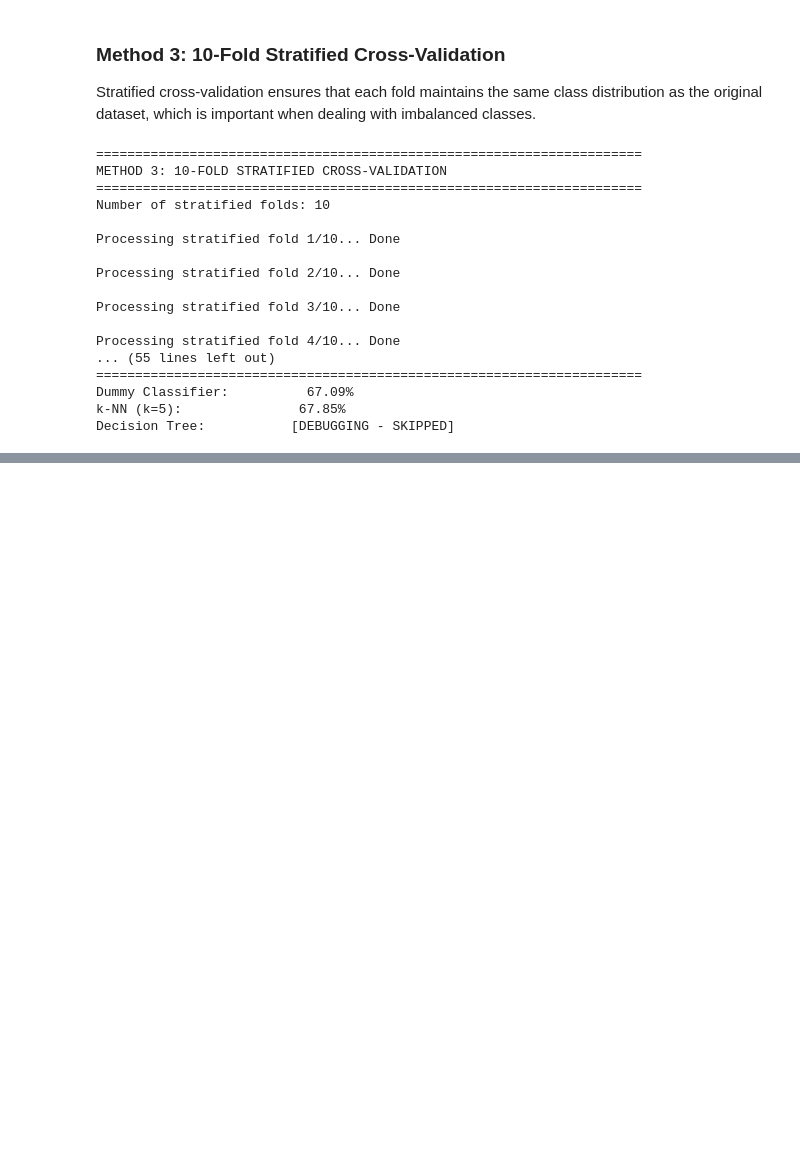
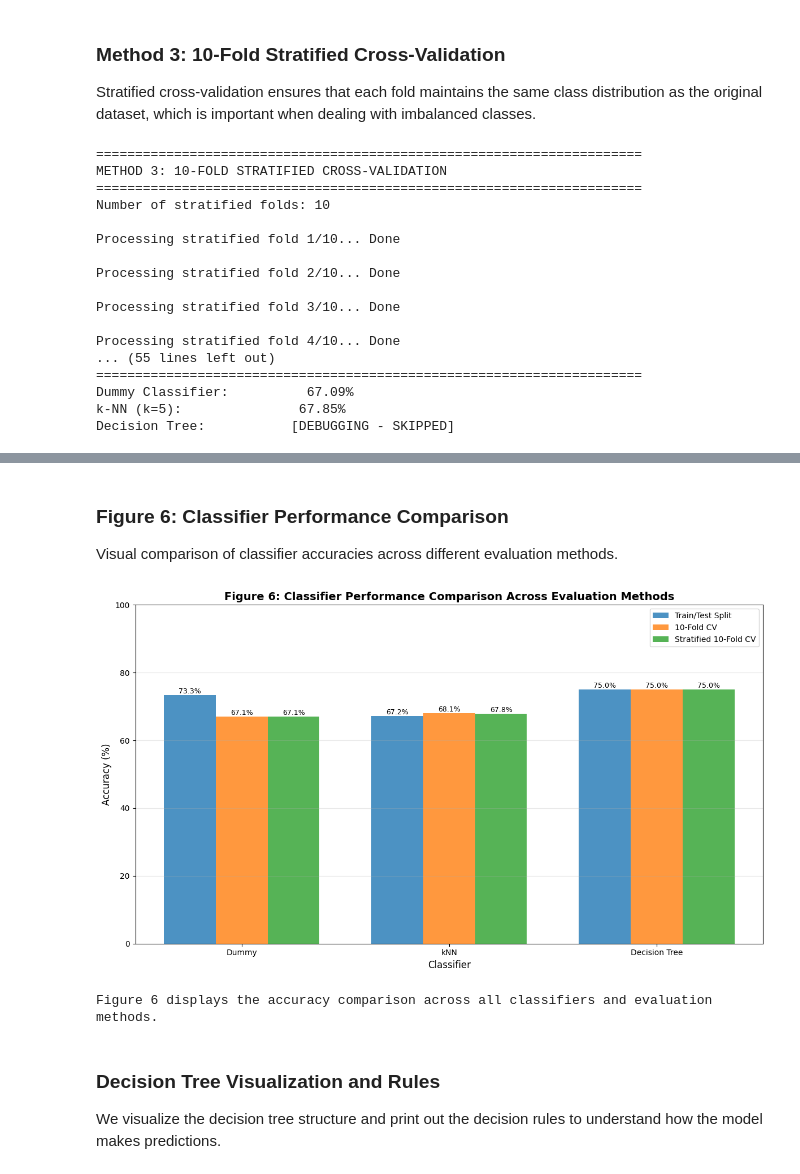
Before and after one commit to askillestad3/cpsc322-final-project, a Jupyter notebook: final.ipynb, the cells around one changed output, grey strips where cells are left out. Drawn from its saved outputs; the diff is of its cells as text; code cells hidden in the pictures; blank space fills up the shorter version.

```diff
--- a/final.ipynb
+++ b/final.ipynb
@@ -820,0 +857,46 @@ Decision Tree:           [DEBUGGING - SKIPPED]
+# %% [markdown]
+### Figure 6: Classifier Performance Comparison
+Visual comparison of classifier accuracies across different evaluation methods.
+# %%
+# Create bar chart comparing all methods
+classifiers = ["Dummy", "kNN", "Decision Tree"]
+train_test_accs = [all_results[c]["train_test"]*100 for c in classifiers]
+kfold_accs = [all_results[c]["kfold"]*100 for c in classifiers]
+stratified_accs = [all_results[c]["stratified"]*100 for c in classifiers]
+
+x = np.arange(len(classifiers))
+width = 0.25
+
+fig, ax = plt.subplots(figsize=(12, 7))
+bars1 = ax.bar(x - width, train_test_accs, width, label='Train/Test Split', alpha=0.8)
+bars2 = ax.bar(x, kfold_accs, width, label='10-Fold CV', alpha=0.8)
+bars3 = ax.bar(x + width, stratified_accs, width, label='Stratified 10-Fold CV', alpha=0.8)
+
+ax.set_xlabel('Classifier', fontsize=12)
+ax.set_ylabel('Accuracy (%)', fontsize=12)
+ax.set_title('Figure 6: Classifier Performance Comparison Across Evaluation Methods', fontsize=14, fontweight='bold')
+ax.set_xticks(x)
+ax.set_xticklabels(classifiers)
+ax.legend()
+ax.grid(axis='y', alpha=0.3)
+ax.set_ylim([0, 100])
+
+# Add value labels on bars
+for bars in [bars1, bars2, bars3]:
+    for bar in bars:
+        height = bar.get_height()
+        ax.text(bar.get_x() + bar.get_width()/2., height,
+                f'{height:.1f}%',
+                ha='center', va='bottom', fontsize=9)
+
+plt.tight_layout()
+plt.savefig('output/classifier_comparison.png', dpi=300, bbox_inches='tight')
+plt.show()
+
+print("Figure 6 displays the accuracy comparison across all classifiers and evaluation methods.")
+# %% [output]
+[figure, added]
+Figure 6 displays the accuracy comparison across all classifiers and evaluation methods.
+# %% [markdown]
+### Decision Tree Visualization and Rules
+We visualize the decision tree structure and print out the decision rules to understand how the model makes predictions.
```
Also changed, not shown: parts of 7 cells of this notebook.
